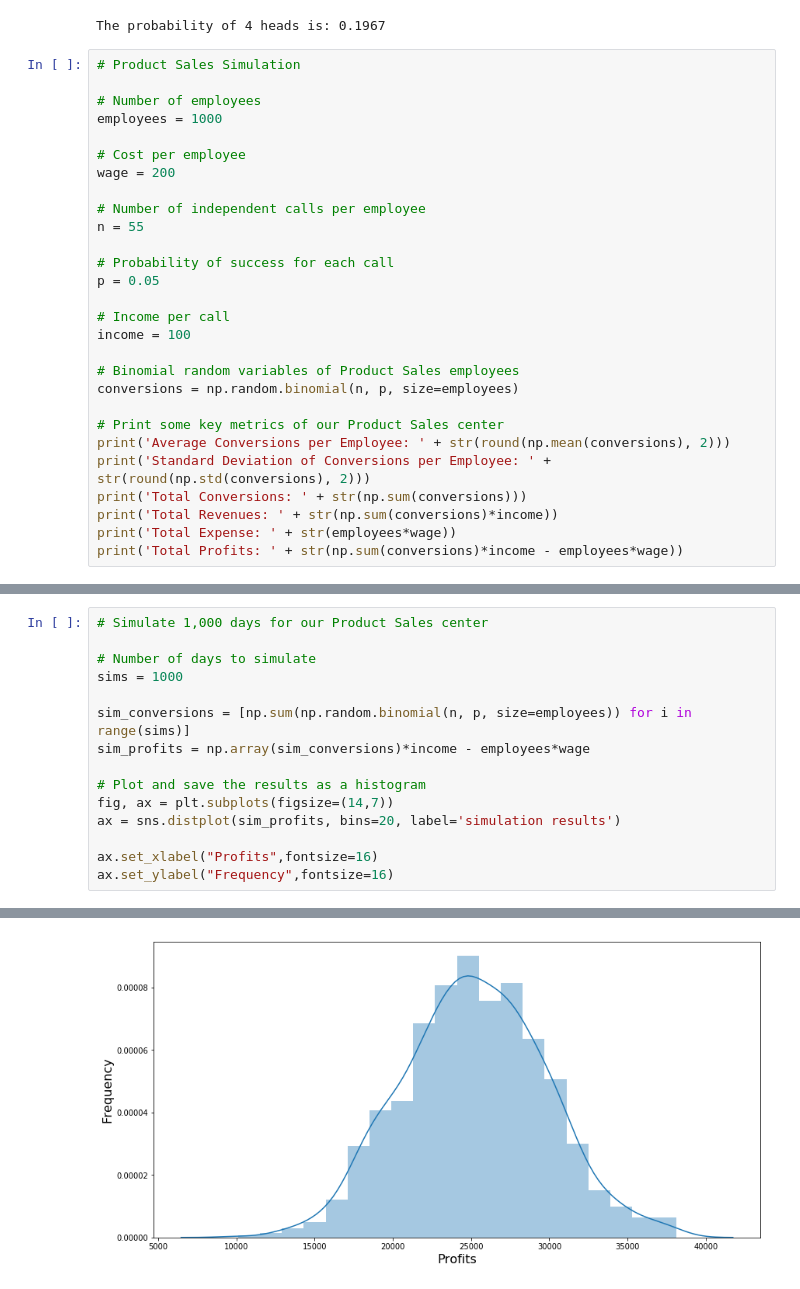
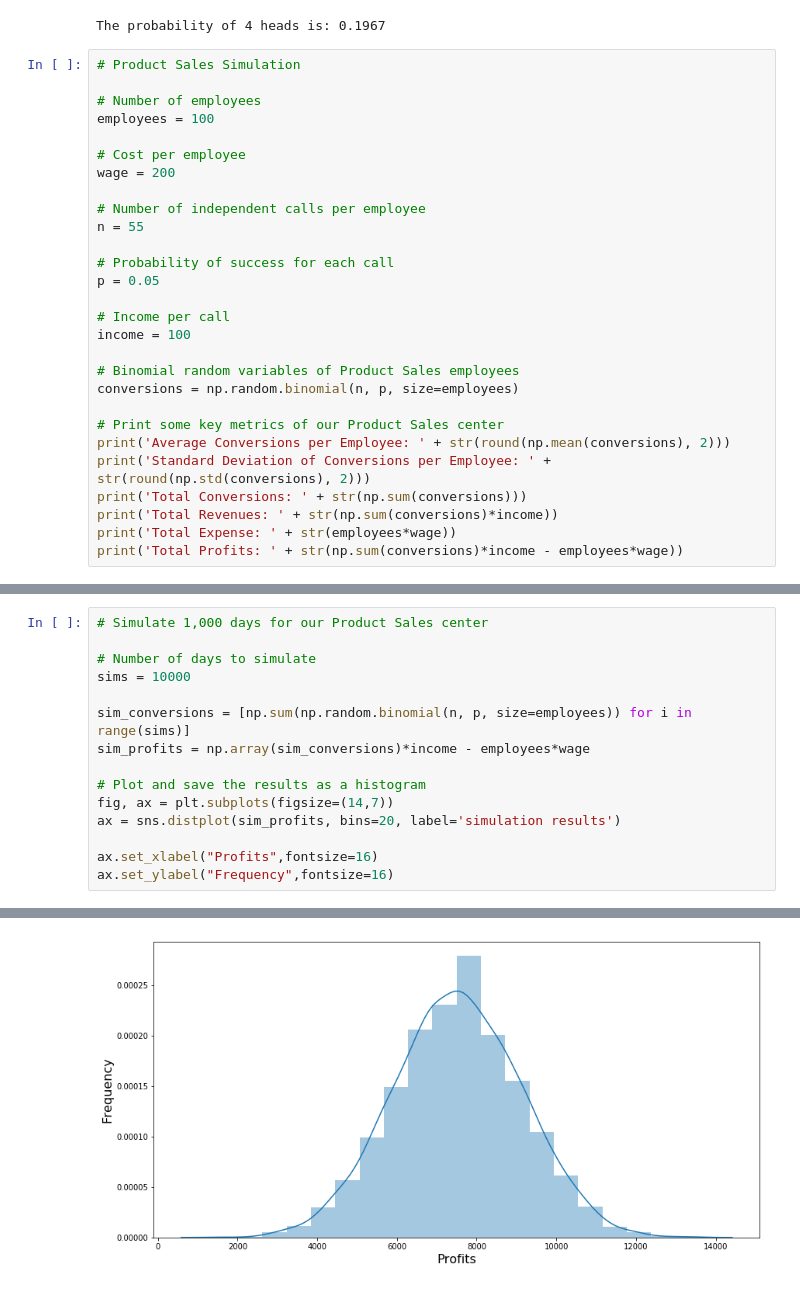
Before and after one commit to Anaykhator/Binomial_Distribution, a Jupyter notebook: Binomial_dist.ipynb, the cells around one changed output, grey strips where cells are left out. Saved outputs shown, nothing was run; the diff lists cells and outputs as text.

```diff
--- a/Binomial_dist.ipynb
+++ b/Binomial_dist.ipynb
@@ -49,7 +49,7 @@ The probability of 4 heads is: 0.1967
 # Product Sales Simulation
 
 # Number of employees
-employees = 1000
+employees = 100
 
 # Cost per employee
 wage = 200
@@ -83,18 +83,18 @@ Total Profits: 28500
 # %%
 # Simulate 1,000 days for our Product Sales center
 
 # Number of days to simulate
-sims = 1000
+sims = 10000
 
 sim_conversions = [np.sum(np.random.binomial(n, p, size=employees)) for i in range(sims)]
 sim_profits = np.array(sim_conversions)*income - employees*wage
 
 # Plot and save the results as a histogram
 fig, ax = plt.subplots(figsize=(14,7))
 ax = sns.distplot(sim_profits, bins=20, label='simulation results')
 
 ax.set_xlabel("Profits",fontsize=16)
 ax.set_ylabel("Frequency",fontsize=16)
 # %% [output]
 Text(0, 0.5, 'Frequency')
-[figure, old version]
+[figure, new version]
```
Also changed, not shown: parts of 1 cell of this notebook.
